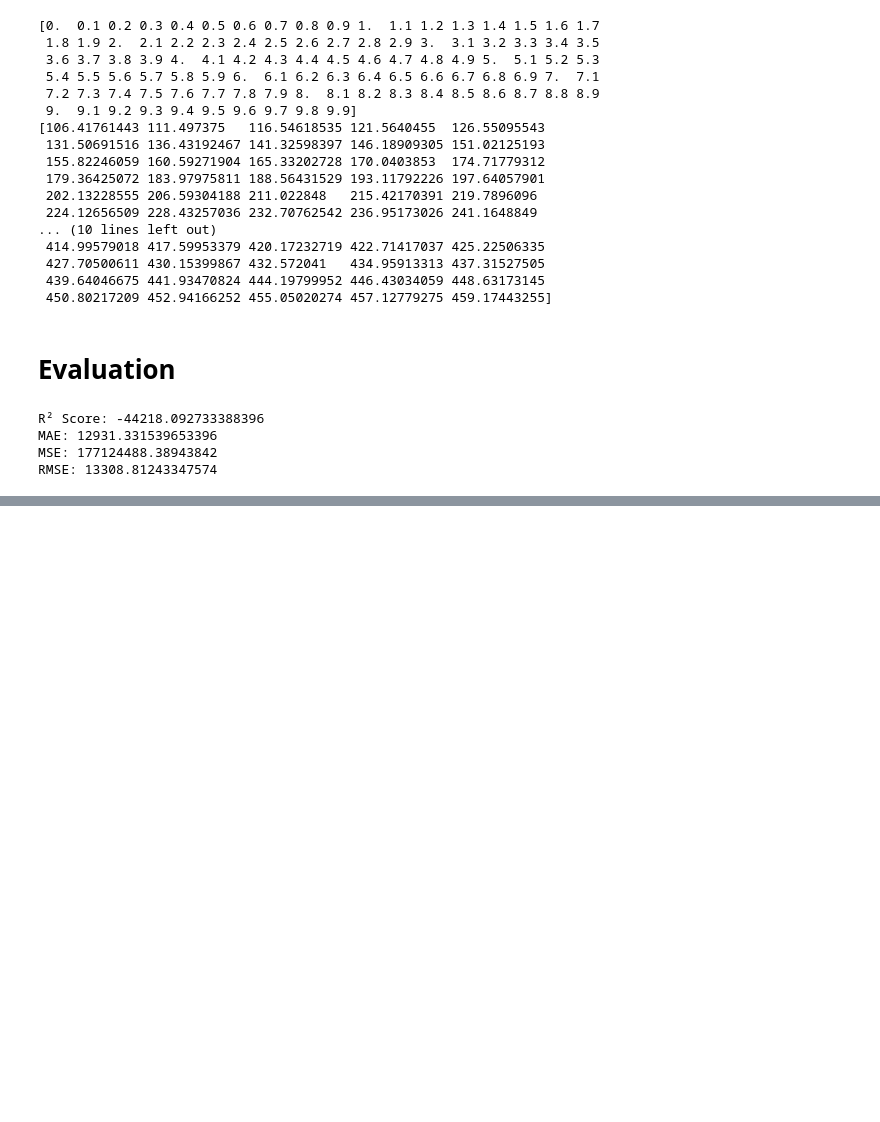
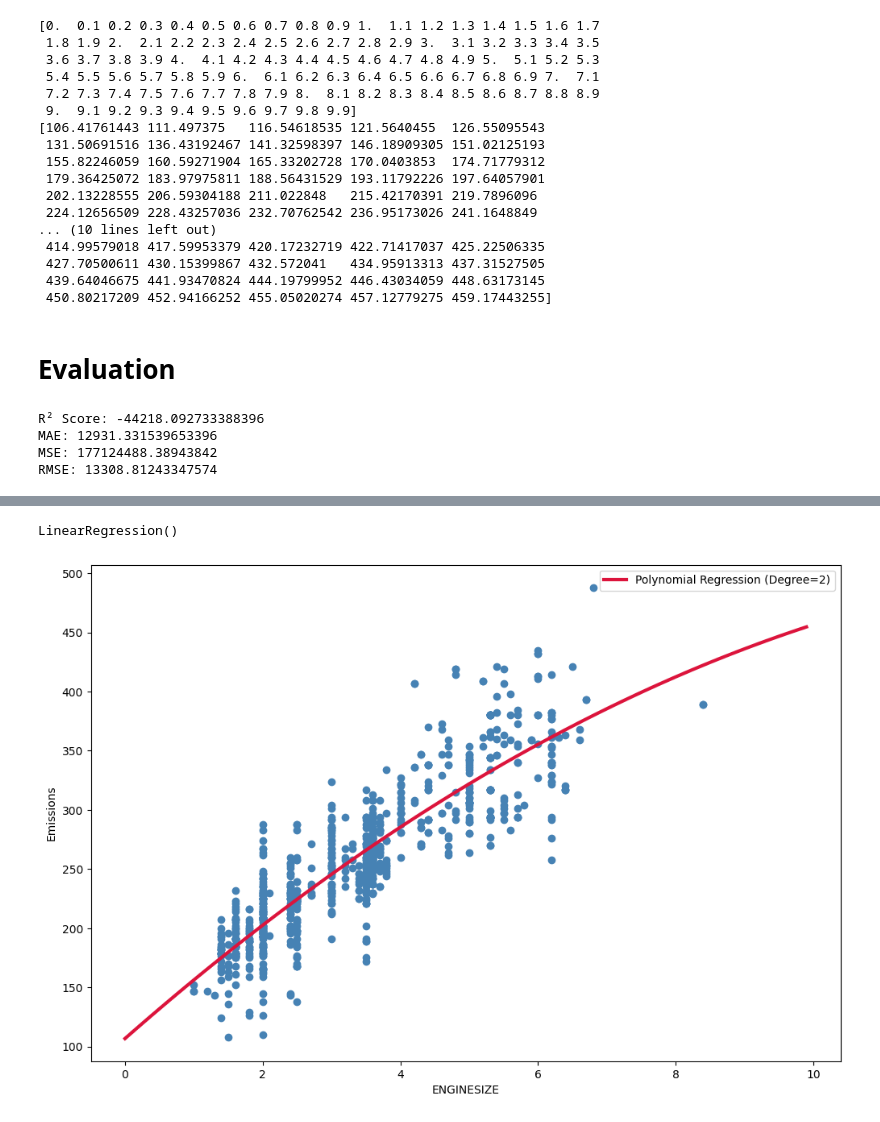
Before and after one commit to Nurbanuak/data.project, a Jupyter notebook: week-7/polynomial-regression.ipynb, the cells around one changed output, grey strips where cells are left out. Saved outputs shown, nothing was run; the diff lists cells and outputs as text; code cells hidden in the pictures; blank space fills up the shorter version.

```diff
--- a/week-7/polynomial-regression.ipynb
+++ b/week-7/polynomial-regression.ipynb
@@ -137,0 +141,12 @@ RMSE: 13308.81243347574
+# %%
+X = train[['ENGINESIZE']]
+y_true = train['CO2EMISSIONS']
+degree = 2
+# %%
+poly = PolynomialFeatures(degree)
+X_poly = poly.fit_transform(X)
+
+poly_reg = LinearRegression()
+poly_reg.fit(X_poly, y_true)
+# %% [output]
+LinearRegression()
@@ -137,0 +160,12 @@ RMSE: 13308.81243347574
+# %%
+XX = np.arange(0.0, 10.0, 0.1)[:, np.newaxis]
+yy = poly_reg.predict(poly.transform(XX))
+
+plt.scatter(X, y_true, color="steelblue")
+plt.plot(XX, yy, "crimson", linewidth=3, label=f'Polynomial Regression (Degree={degree})')
+plt.xlabel("ENGINESIZE")
+plt.ylabel("Emissions")
+plt.legend()
+plt.show()
+# %% [output]
+[figure, added]
```
Also changed, not shown: parts of 3 cells of this notebook.
